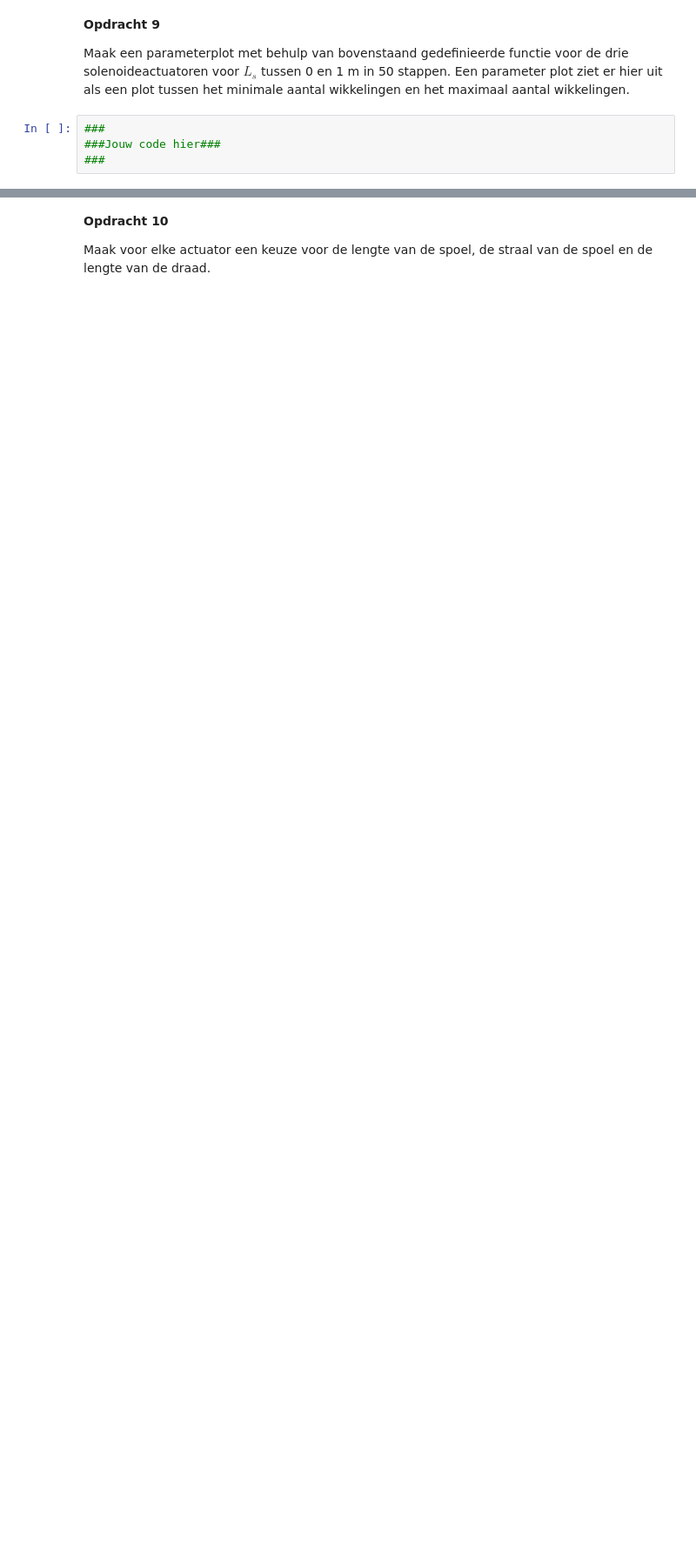
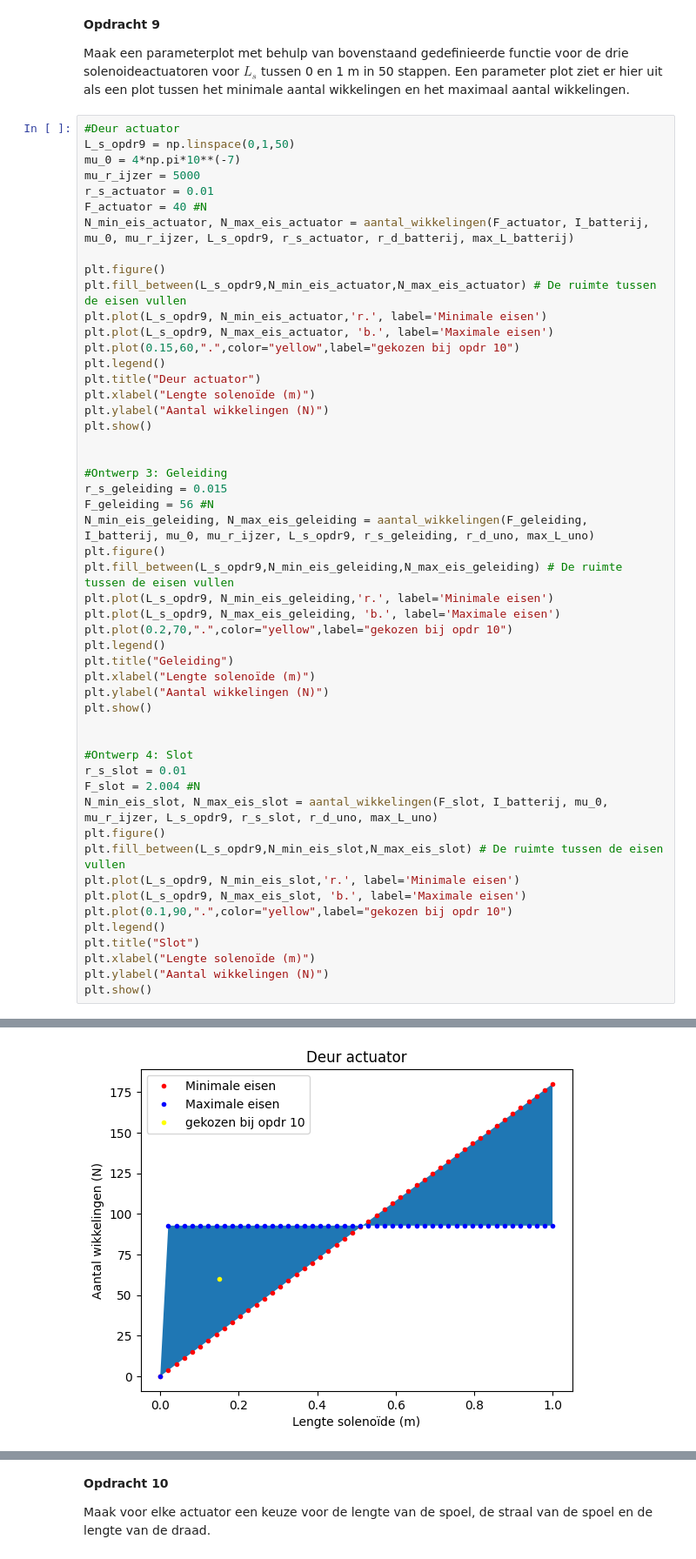
Before and after one commit to IshaSchneiders/opdrachten-DEF-D-Isha_Schneiders, a Jupyter notebook: DigitaleOntwerpopdrachten/2KrachtactuatorOpdracht/2KrachtactuatorOpdracht/KrachtactuatorOpdracht.ipynb, the cells around one changed output, grey strips where cells are left out. Shown at 87% size. Saved outputs shown, nothing was run; the diff lists cells and outputs as text; blank space fills up the shorter version.

```diff
--- a/DigitaleOntwerpopdrachten/2KrachtactuatorOpdracht/2KrachtactuatorOpdracht/KrachtactuatorOpdracht.ipynb
+++ b/DigitaleOntwerpopdrachten/2KrachtactuatorOpdracht/2KrachtactuatorOpdracht/KrachtactuatorOpdracht.ipynb
@@ -243,6 +271,54 @@ Text(0, 0.5, 'y')
 
 Maak een parameterplot met behulp van bovenstaand gedefinieerde functie voor de drie solenoideactuatoren voor $L_s$ tussen 0 en 1 m in 50 stappen. Een parameter plot ziet er hier uit als een plot tussen het minimale aantal wikkelingen en het maximaal aantal wikkelingen.
 # %%
-###
-###Jouw code hier###
-###
+#Deur actuator
+L_s_opdr9 = np.linspace(0,1,50)
+mu_0 = 4*np.pi*10**(-7)
+mu_r_ijzer = 5000
+r_s_actuator = 0.01
+F_actuator = 40 #N
+N_min_eis_actuator, N_max_eis_actuator = aantal_wikkelingen(F_actuator, I_batterij, mu_0, mu_r_ijzer, L_s_opdr9, r_s_actuator, r_d_batterij, max_L_batterij)
+
+plt.figure()
+plt.fill_between(L_s_opdr9,N_min_eis_actuator,N_max_eis_actuator) # De ruimte tussen de eisen vullen
+plt.plot(L_s_opdr9, N_min_eis_actuator,'r.', label='Minimale eisen')
+plt.plot(L_s_opdr9, N_max_eis_actuator, 'b.', label='Maximale eisen')
+plt.plot(0.15,60,".",color="yellow",label="gekozen bij opdr 10")
+plt.legend()
+plt.title("Deur actuator")
+plt.xlabel("Lengte solenoïde (m)")
+plt.ylabel("Aantal wikkelingen (N)")
+plt.show()
+
+
+#Ontwerp 3: Geleiding
+r_s_geleiding = 0.015
+F_geleiding = 56 #N
+N_min_eis_geleiding, N_max_eis_geleiding = aantal_wikkelingen(F_geleiding, I_batterij, mu_0, mu_r_ijzer, L_s_opdr9, r_s_geleiding, r_d_uno, max_L_uno)
+plt.figure()
+plt.fill_between(L_s_opdr9,N_min_eis_geleiding,N_max_eis_geleiding) # De ruimte tussen de eisen vullen
+plt.plot(L_s_opdr9, N_min_eis_geleiding,'r.', label='Minimale eisen')
+plt.plot(L_s_opdr9, N_max_eis_geleiding, 'b.', label='Maximale eisen')
+plt.plot(0.2,70,".",color="yellow",label="gekozen bij opdr 10")
+plt.legend()
+plt.title("Geleiding")
+plt.xlabel("Lengte solenoïde (m)")
+plt.ylabel("Aantal wikkelingen (N)")
+plt.show()
+
+
+#Ontwerp 4: Slot
+r_s_slot = 0.01
+F_slot = 2.004 #N
+N_min_eis_slot, N_max_eis_slot = aantal_wikkelingen(F_slot, I_batterij, mu_0, mu_r_ijzer, L_s_opdr9, r_s_slot, r_d_uno, max_L_uno)
+plt.figure()
+plt.fill_between(L_s_opdr9,N_min_eis_slot,N_max_eis_slot) # De ruimte tussen de eisen vullen
+plt.plot(L_s_opdr9, N_min_eis_slot,'r.', label='Minimale eisen')
+plt.plot(L_s_opdr9, N_max_eis_slot, 'b.', label='Maximale eisen')
+plt.plot(0.1,90,".",color="yellow",label="gekozen bij opdr 10")
+plt.legend()
+plt.title("Slot")
+plt.xlabel("Lengte solenoïde (m)")
+plt.ylabel("Aantal wikkelingen (N)")
+plt.show()
+# %% [output]
@@ -248,0 +326 @@ Maak een parameterplot met behulp van bovenstaand gedefinieerde functie voor de
+[figure, added]
```
Also changed, not shown: parts of 11 cells of this notebook, 3 other files.
